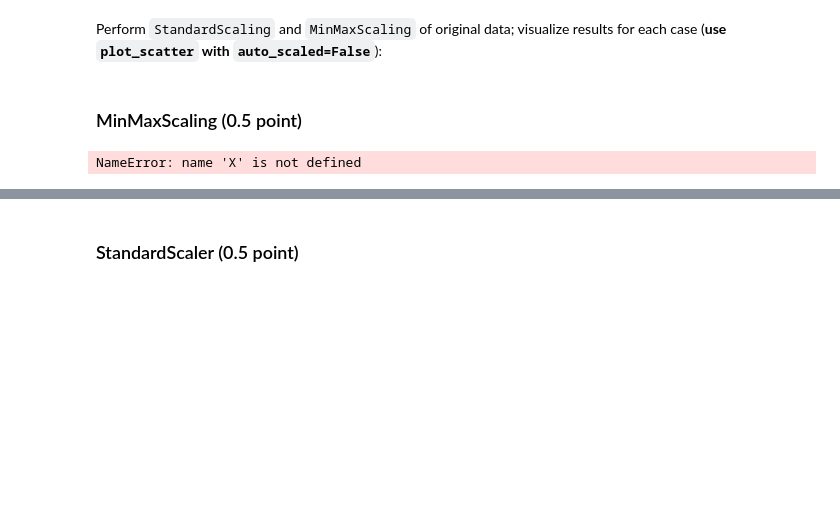
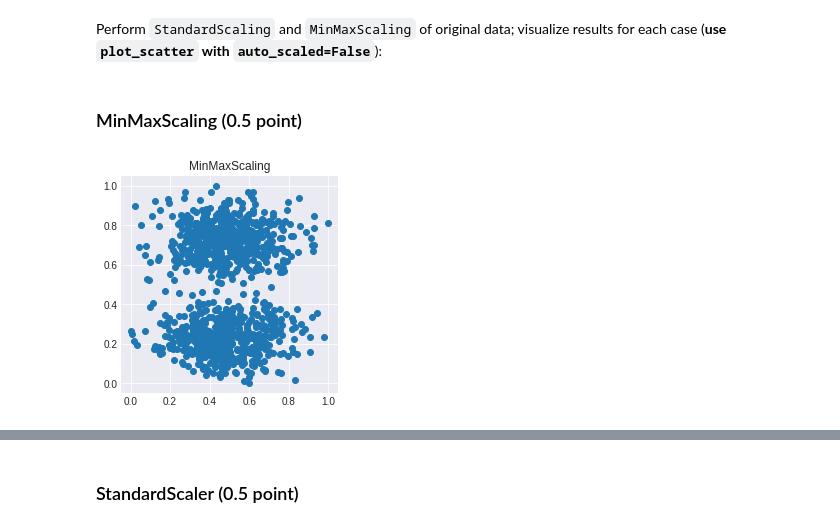
Before and after one commit to galamuz/ml-intro-2, a Jupyter notebook: 6_feature_engineering_selection/homework.ipynb, the cells around one changed output, grey strips where cells are left out. Saved outputs shown, nothing was run; the diff lists cells and outputs as text; code cells hidden in the pictures; blank space fills up the shorter version.

```diff
--- a/6_feature_engineering_selection/homework.ipynb
+++ b/6_feature_engineering_selection/homework.ipynb
@@ -114,7 +119,12 @@ Perform `StandardScaling` and `MinMaxScaling` of original data; visualize result
 # %% [markdown]
 ### MinMaxScaling (0.5 point)
 # %%
-X_std = (X - X.min(axis=0)) / (X.max(axis=0) - X.min(axis=0))
-X_scaled = X_std * (max - min) + min
+def minMaxScaling(X):
+    return (X - X.min(axis=0)) / (X.max(axis=0) - X.min(axis=0))
+#X_std = (X - X.min(axis=0)) / (X.max(axis=0) - X.min(axis=0))
+#X_scaled = X_std * (max - min) + min
-# %% [output]
-NameError: name 'X' is not defined
+# %%
+data_mm = minMaxScaling(data)
+plot_scatter(data_mm[:, 0], data_mm[:, 1], auto_scaled=False, title='MinMaxScaling')
+# %% [output]
+[figure, added]
```
Also changed, not shown: parts of 34 cells of this notebook.
